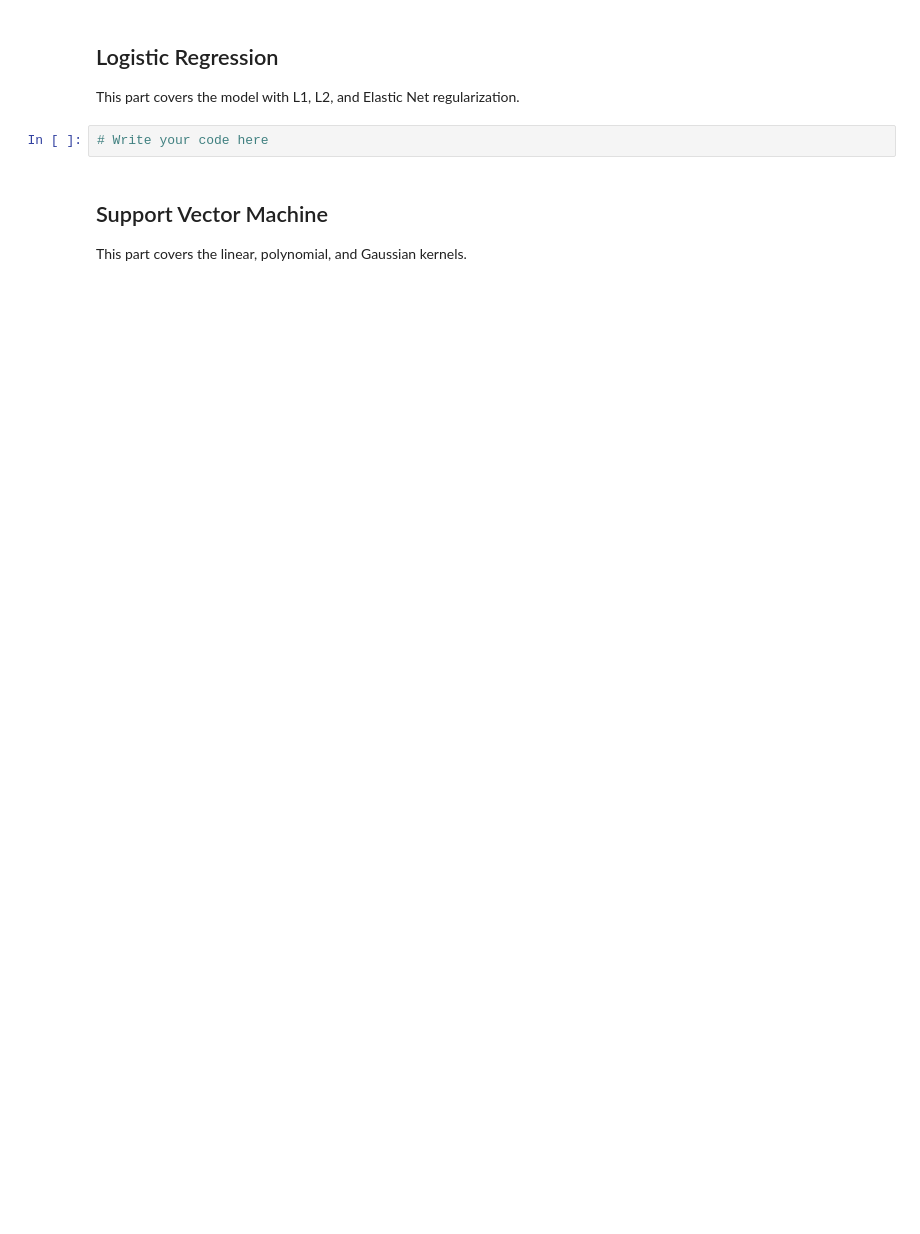
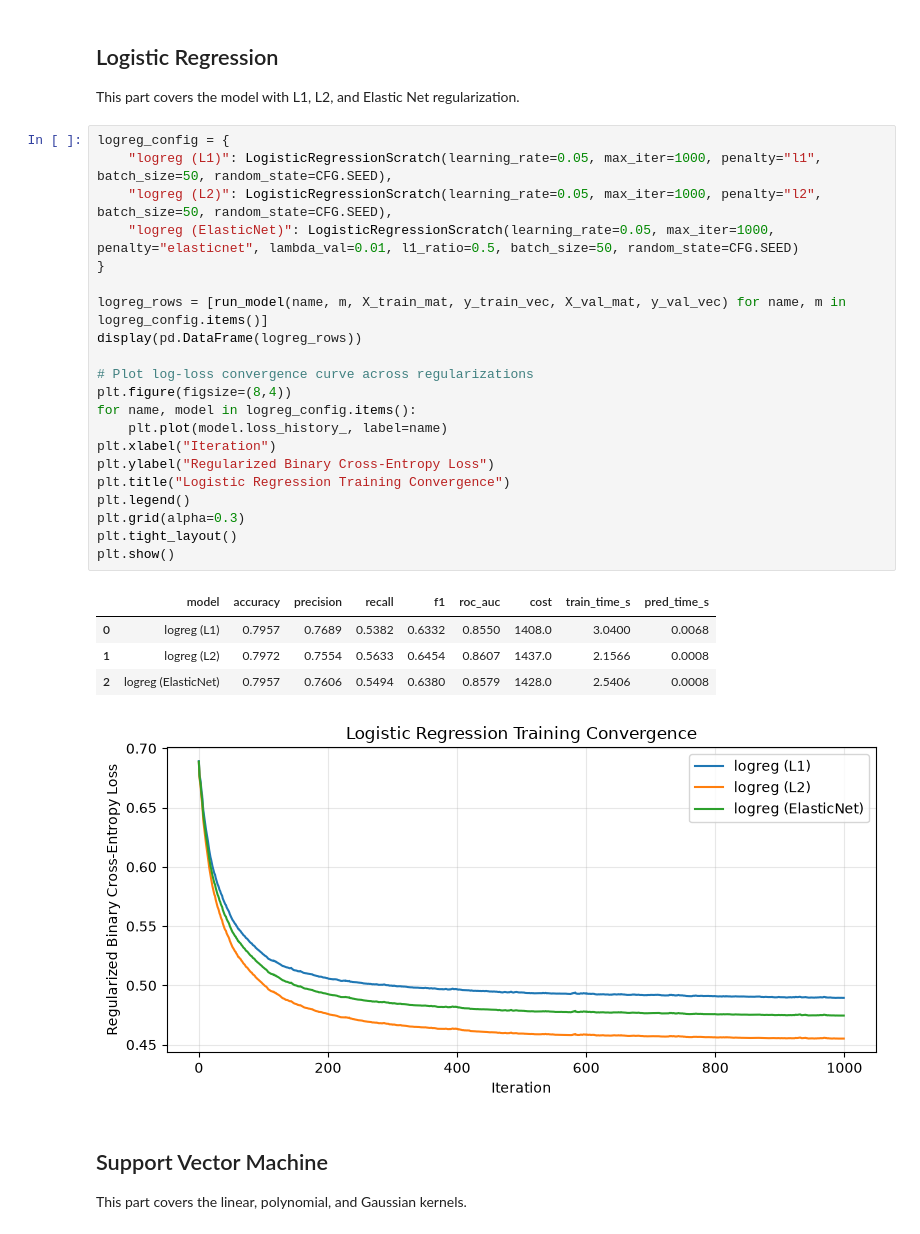
Before and after one commit to TheoMarvel/IF3170_G29_MiMHotels, a Jupyter notebook: output/Notebook_Tugas_Besar_2_IF3170_Inteligensi_Artifisial_2026_2027.ipynb, the cells around one changed output. Drawn from its saved outputs; the diff is of its cells as text; blank space fills up the shorter version.

Commit message:
feat: complete scratch  models

```diff
--- a/output/Notebook_Tugas_Besar_2_IF3170_Inteligensi_Artifisial_2026_2027.ipynb
+++ b/output/Notebook_Tugas_Besar_2_IF3170_Inteligensi_Artifisial_2026_2027.ipynb
@@ -1046,7 +1106,32 @@ This part covers one chosen variant, which is ID3, C4.5, or CART, and its valida
 
 This part covers the model with L1, L2, and Elastic Net regularization.
 # %%
-# Write your code here
+logreg_config = {
+    "logreg (L1)": LogisticRegressionScratch(learning_rate=0.05, max_iter=1000, penalty="l1", batch_size=50, random_state=CFG.SEED),
+    "logreg (L2)": LogisticRegressionScratch(learning_rate=0.05, max_iter=1000, penalty="l2", batch_size=50, random_state=CFG.SEED),
+    "logreg (ElasticNet)": LogisticRegressionScratch(learning_rate=0.05, max_iter=1000, penalty="elasticnet", lambda_val=0.01, l1_ratio=0.5, batch_size=50, random_state=CFG.SEED)
+}
+
+logreg_rows = [run_model(name, m, X_train_mat, y_train_vec, X_val_mat, y_val_vec) for name, m in logreg_config.items()]
+display(pd.DataFrame(logreg_rows))
+
+# Plot log-loss convergence curve across regularizations
+plt.figure(figsize=(8,4))
+for name, model in logreg_config.items():
+    plt.plot(model.loss_history_, label=name)
+plt.xlabel("Iteration")
+plt.ylabel("Regularized Binary Cross-Entropy Loss")
+plt.title("Logistic Regression Training Convergence")
+plt.legend()
+plt.grid(alpha=0.3)
+plt.tight_layout()
+plt.show()
+# %% [output]
+|  | model | accuracy | precision | recall | f1 | roc_auc | cost | train_time_s | pred_time_s |
+| 0 | logreg (L1) | 0.7957 | 0.7689 | 0.5382 | 0.6332 | 0.8550 | 1408.0 | 3.0400 | 0.0068 |
+| 1 | logreg (L2) | 0.7972 | 0.7554 | 0.5633 | 0.6454 | 0.8607 | 1437.0 | 2.1566 | 0.0008 |
+| 2 | logreg (ElasticNet) | 0.7957 | 0.7606 | 0.5494 | 0.6380 | 0.8579 | 1428.0 | 2.5406 | 0.0008 |
+[figure, added]
 # %% [markdown]
 ## Support Vector Machine
 
```
Also changed, not shown: parts of 9 cells of this notebook.
